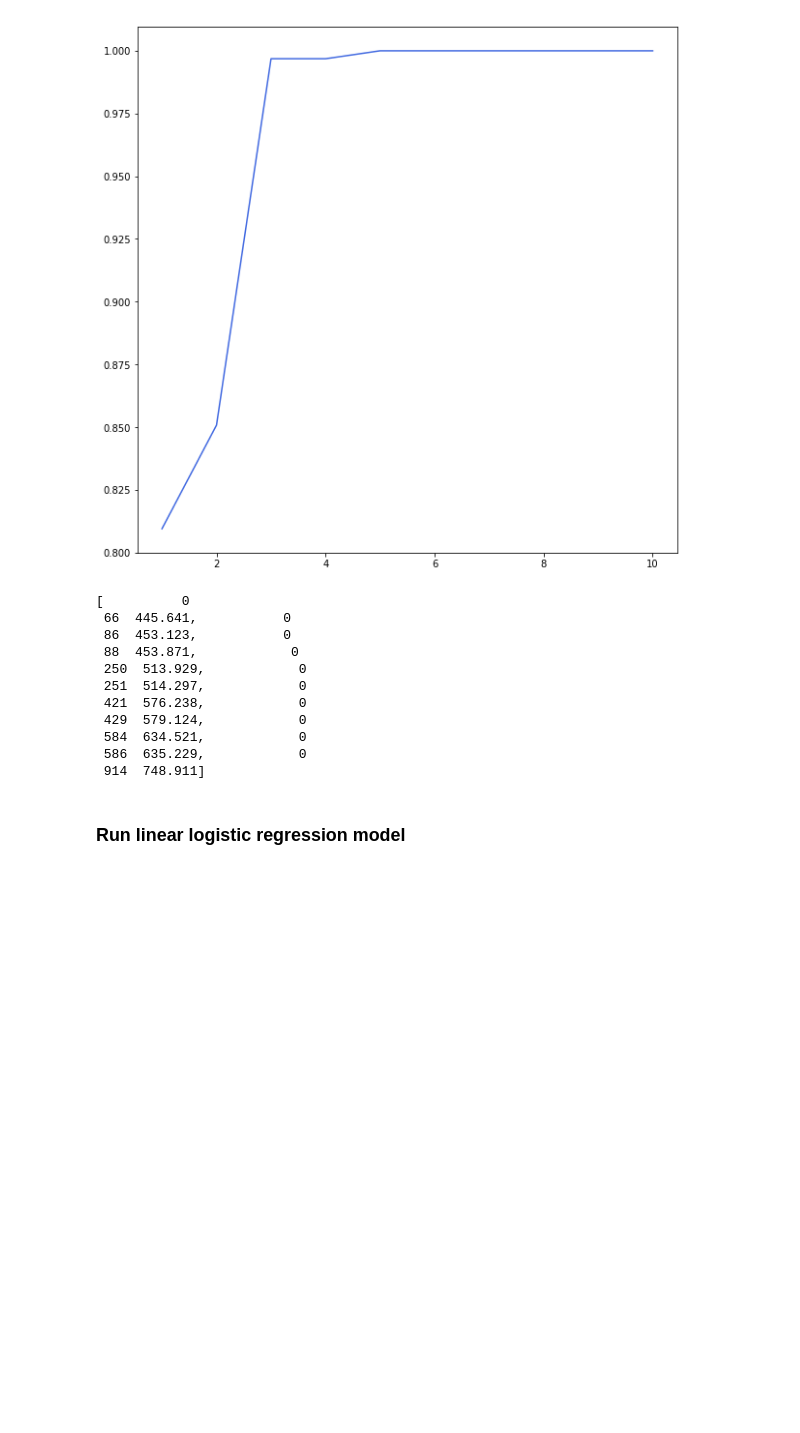
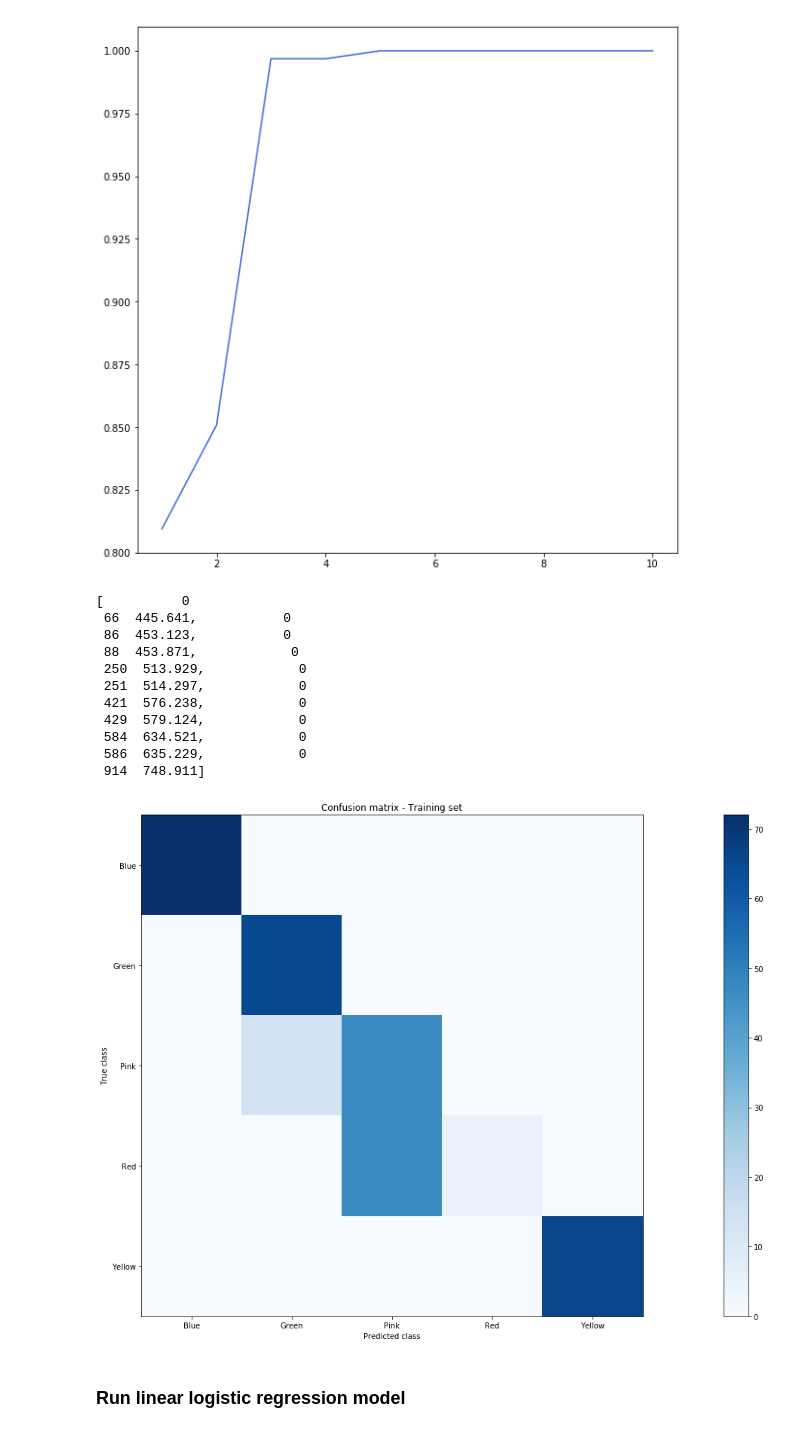
Before and after one commit to vikneke/cs5014_p2, a Jupyter notebook: multiclassML/multiclass.ipynb, the cells around one changed output. Saved outputs shown, nothing was run; the diff lists cells and outputs as text; code cells hidden in the pictures; blank space fills up the shorter version.

```diff
--- a/multiclassML/multiclass.ipynb
+++ b/multiclassML/multiclass.ipynb
@@ -19,3 +21,12 @@ y = pd.read_csv('../multiclass/y.csv', header=None)
+# %%
+def decode_colours(toDecode):
+    keys = {0: 'Blue', 1: 'Green', 2: 'Pink', 3: 'Red', 4: 'Yellow'}
+
+    res = []
+    for i in toDecode:
+        res.append(keys[i])
+
+    return res
 # %% [markdown]
 ### Set up plot parameters
 # %%
@@ -152,6 +167,28 @@ res
  584  634.521,            0
  586  635.229,            0
  914  748.911]
+# %%
+def plot_confusion_matrix(cm, title='Confusion matrix - Training set', cmap=plt.cm.Blues):
+    plt.imshow(cm, interpolation='nearest', cmap=cmap)
+    plt.title(title)
+    plt.colorbar()
+#     tick_marks = np.arange(len(iris.target_names))
+    plt.xticks([0, 1, 2, 3, 4], decode_colours([0, 1, 2, 3, 4]))
+    plt.yticks([0, 1, 2, 3, 4], decode_colours([0, 1, 2, 3, 4]))
+    plt.tight_layout()
+    plt.ylabel('True class')
+    plt.xlabel('Predicted class')
+
+
+# Compute confusion matrix
+cm = confusion_matrix(y_train, y_res)
+np.set_printoptions(precision=1)
+# print('Confusion matrix, without normalization')
+# print(cm)
+# plt.figure()
+plot_confusion_matrix(cm)
+# %% [output]
+[figure, added]
 # %%
 # def get_features(df, indices):
 #     features = pd.DataFrame()
```
Also changed, not shown: parts of 5 cells of this notebook, 3 other files.
